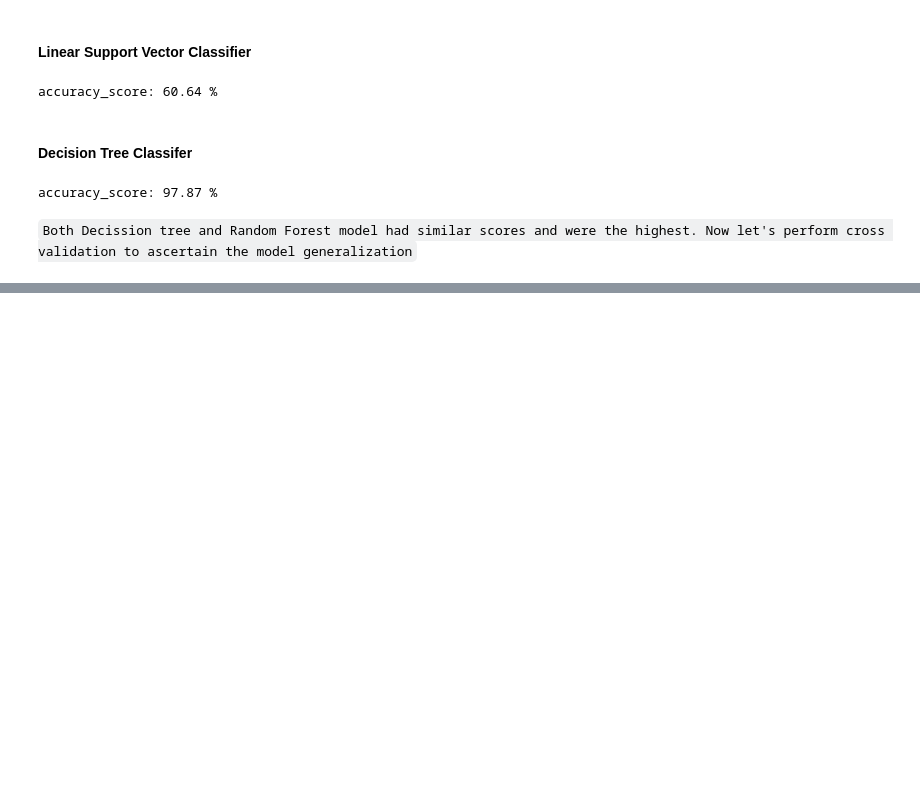
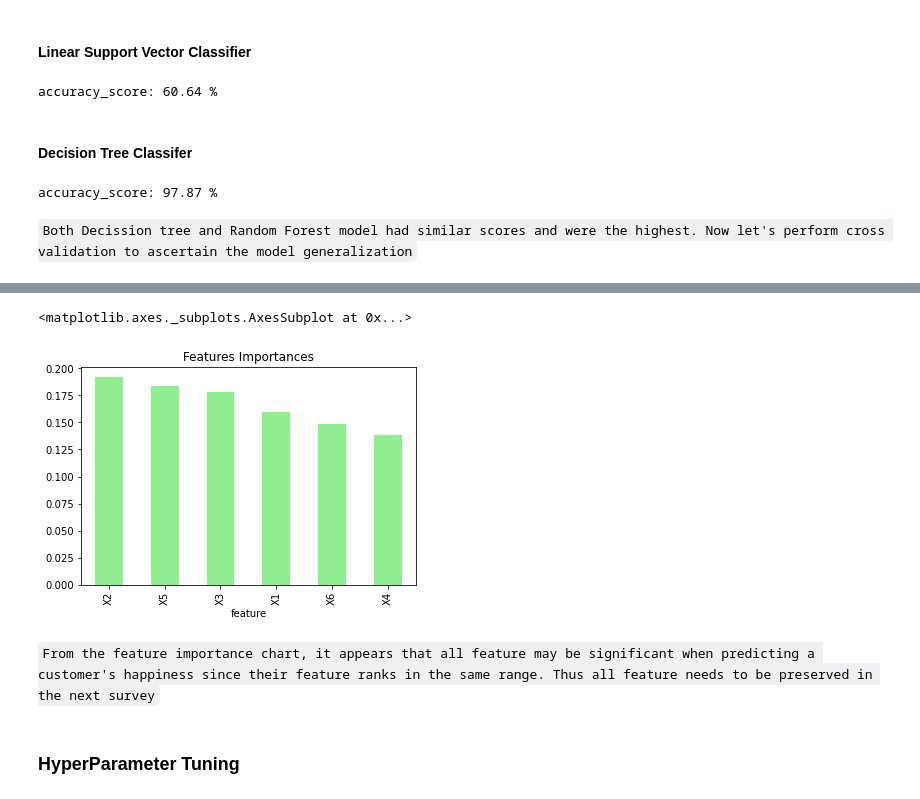
Before and after one commit to Jayplect/Customers-satisfaction, a Jupyter notebook: happiness_survey.ipynb, the cells around one changed output, grey strips where cells are left out. Cells and saved outputs as stored; diff of their text form; code cells hidden in the pictures; blank space fills up the shorter version.

Commit message:
added evaluation for feature importance

```diff
--- a/happiness_survey.ipynb
+++ b/happiness_survey.ipynb
@@ -296,0 +304,8 @@ Standard Deviation_dtc: 0.10373154736206656
+# %%
+# Random Forests in sklearn will automatically calculate feature importance
+# importances = random_forest.feature_importances_
+# We can sort the features by their importance
+importances = pd.DataFrame(sorted(zip(random_forest.feature_importances_, X.columns), reverse=True))
+importances = importances.rename(columns={0:'importance', 1:'feature'})
+importances = importances.set_index(['feature'])
+importances
@@ -296,0 +321,10 @@ Standard Deviation_dtc: 0.10373154736206656
+# %%
+# Visualize the features by importance
+importances.plot.bar(color='lightgreen', title= 'Features Importances', legend=False)
+# %% [output]
+<matplotlib.axes._subplots.AxesSubplot at 0x...>
+[figure, added]
+# %% [markdown]
+`From the feature importance chart, it appears that all feature may be significant when predicting a customer's happiness since their feature ranks in the same range. Thus all feature needs to be preserved in the next survey`
+# %% [markdown]
+### HyperParameter Tuning
```
Also changed, not shown: parts of 11 cells of this notebook.
